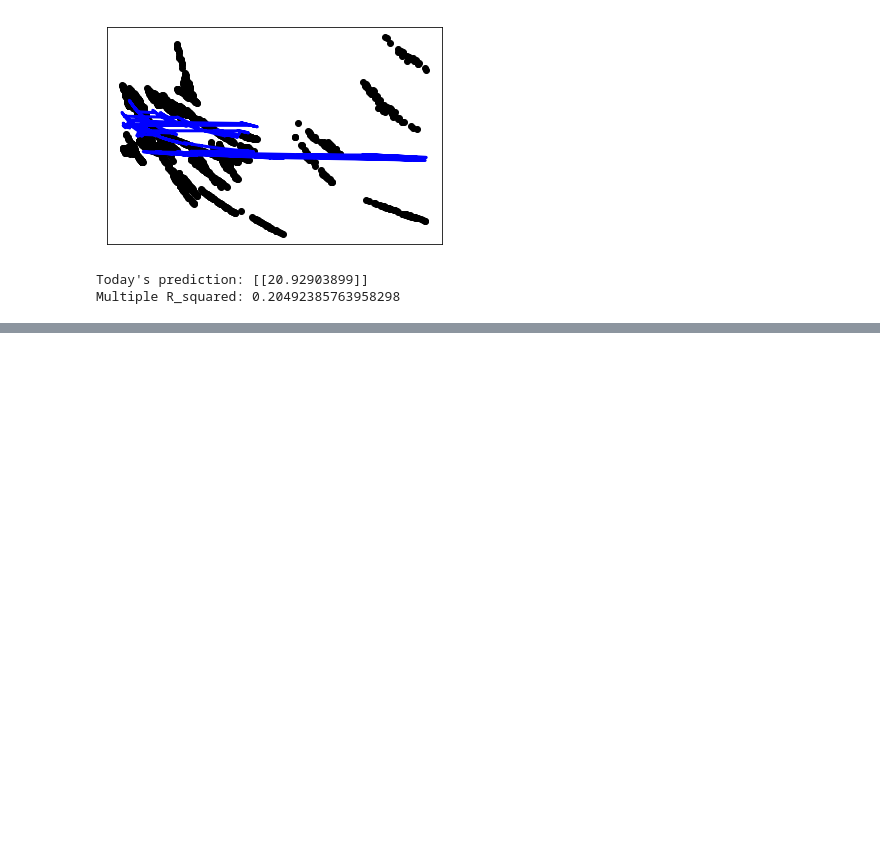
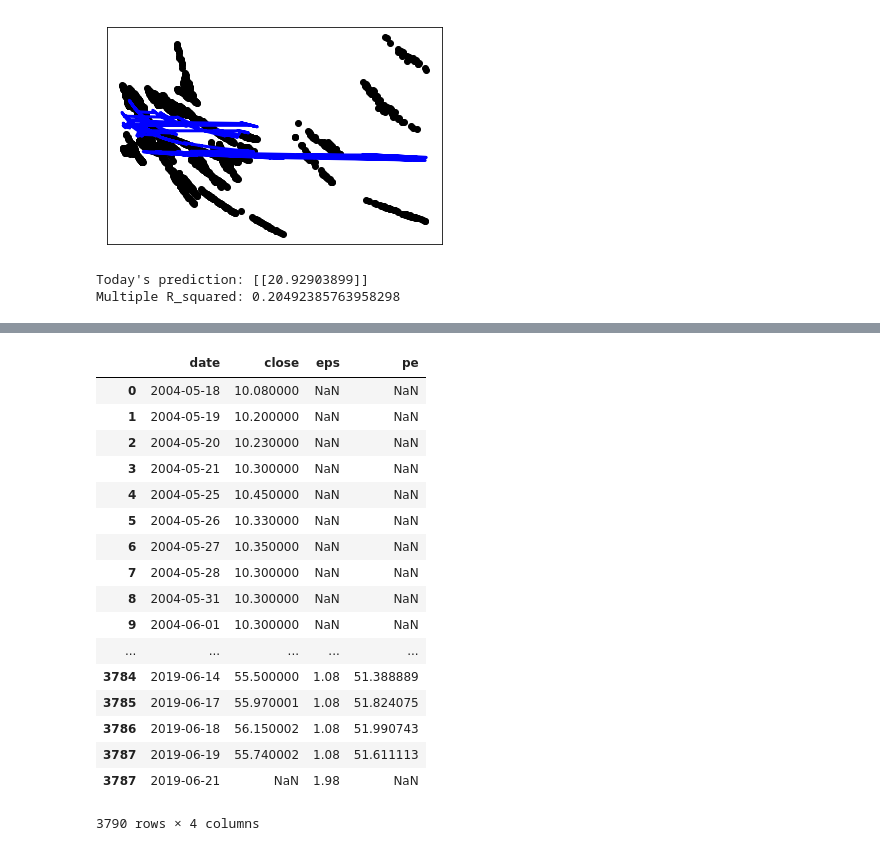
Before and after one commit to ismith1024/Finance-Regression-Analyzer, a Jupyter notebook: analysis_test_notebook.ipynb, the cells around one changed output, grey strips where cells are left out. Cells and saved outputs as stored; diff of their text form; code cells hidden in the pictures; blank space fills up the shorter version.

```diff
--- a/analysis_test_notebook.ipynb
+++ b/analysis_test_notebook.ipynb
@@ -603,0 +720,21 @@ def main():
+# %%
+df
+# %% [output]
+|  | date | close | eps | pe |
+| 0 | 2004-05-18 | 10.080000 | NaN | NaN |
+| 1 | 2004-05-19 | 10.200000 | NaN | NaN |
+| 2 | 2004-05-20 | 10.230000 | NaN | NaN |
+| 3 | 2004-05-21 | 10.300000 | NaN | NaN |
+| 4 | 2004-05-25 | 10.450000 | NaN | NaN |
+| 5 | 2004-05-26 | 10.330000 | NaN | NaN |
+| 6 | 2004-05-27 | 10.350000 | NaN | NaN |
+| 7 | 2004-05-28 | 10.300000 | NaN | NaN |
+| 8 | 2004-05-31 | 10.300000 | NaN | NaN |
+| 9 | 2004-06-01 | 10.300000 | NaN | NaN |
+| ... | ... | ... | ... | ... |
+| 3784 | 2019-06-14 | 55.500000 | 1.08 | 51.388889 |
+| 3785 | 2019-06-17 | 55.970001 | 1.08 | 51.824075 |
+| 3786 | 2019-06-18 | 56.150002 | 1.08 | 51.990743 |
+| 3787 | 2019-06-19 | 55.740002 | 1.08 | 51.611113 |
+| 3787 | 2019-06-21 | NaN | 1.98 | NaN |
+3790 rows × 4 columns
```
Also changed, not shown: parts of 8 cells of this notebook, 5 other files.
